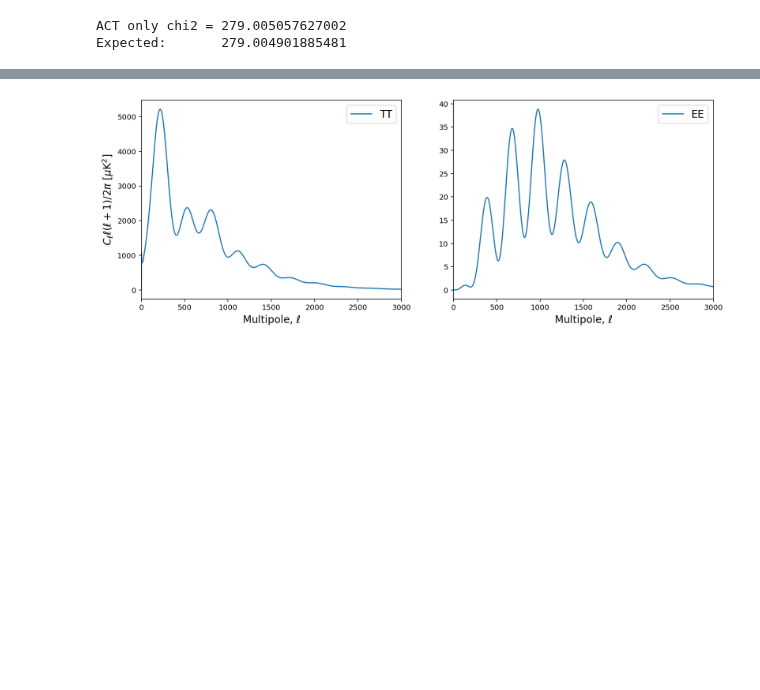
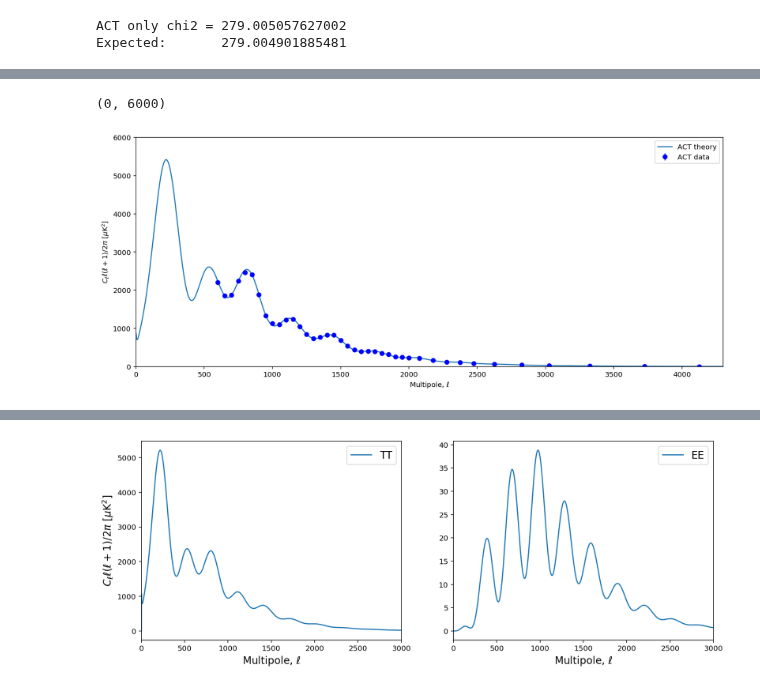
Before and after one commit to ACTCollaboration/DR4_DR5_Notebooks, a Jupyter notebook: Notebooks/Section_10_ACT_likelihood.ipynb, the cells around one changed output, grey strips where cells are left out. Cells and saved outputs as stored; diff of their text form; code cells hidden in the pictures; blank space fills up the shorter version.

```diff
--- a/Notebooks/Section_10_ACT_likelihood.ipynb
+++ b/Notebooks/Section_10_ACT_likelihood.ipynb
@@ -131,0 +137,26 @@ Expected:       279.004901885481
+# %%
+wmin=130 #first element of TT for wide patch
+wmax=130+40 #last element of TT for wide patch
+
+# Read in the ell values for the data
+TT_bins=like.bval[wmin:wmax]
+
+# Compute the Dl values using Dl = cl*ell**2/(2*pi)
+TT_dat=like.X_data[wmin:wmax]*like.bval[wmin:wmax]**2/(2.*np.pi)
+
+# Read in the error which also needs to be converted to an error in Dl
+TT_err=like.X_sig[wmin:wmax]*like.bval[wmin:wmax]**2/(2.*np.pi)
+
+# Now we can plot this data along with the theory from above
+plt.figure(figsize=(15,6))
+
+plt.plot(ell, dell_tt, "-", label="ACT theory")
+plt.errorbar(TT_bval,TT_dat,yerr = TT_err, fmt='bo',label="ACT data")
+plt.xlabel(r"Multipole, $\ell$")
+plt.ylabel(r"$C_{\ell} \ell (\ell+1) / 2 \pi$ $[\mu$K$^2]$")
+plt.legend()
+plt.xlim(0,4300)
+plt.ylim(0,6000)
+# %% [output]
+(0, 6000)
+[figure, added]
```
Also changed, not shown: parts of 9 cells of this notebook, 3 other files.
